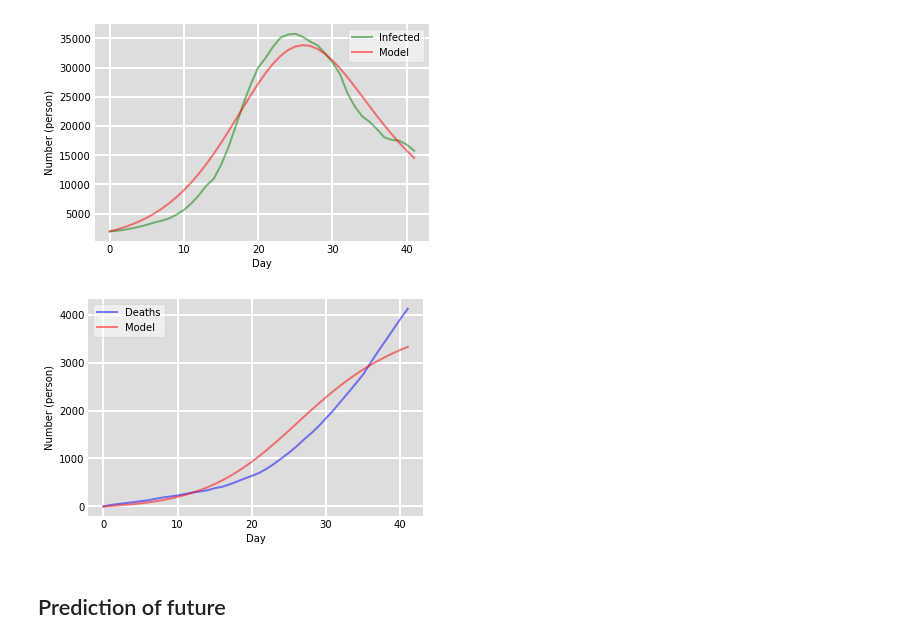
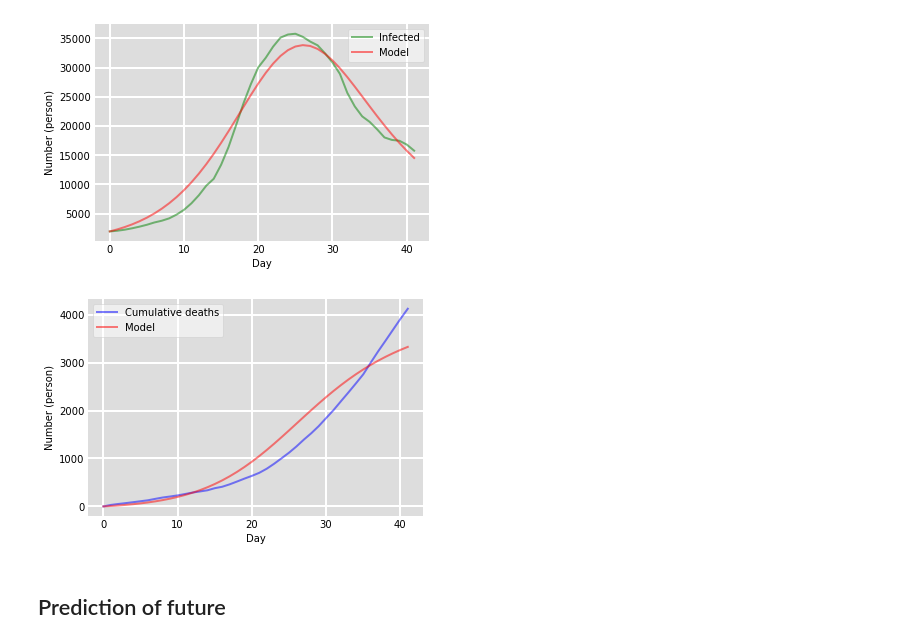
Before and after one commit to SaShafei/Covid, a Jupyter notebook: 4. SIR/Omicron.ipynb, the cells around one changed output. Drawn from its saved outputs; the diff is of its cells as text; code cells hidden in the pictures.

```diff
--- a/4. SIR/Omicron.ipynb
+++ b/4. SIR/Omicron.ipynb
@@ -218,20 +218,20 @@ plt.show()
 # %%
 fig = plt.figure(facecolor='w')
 ax = fig.add_subplot(111, facecolor='#dddddd', axisbelow=True)
-ax.plot(days, xtd, 'b', alpha=0.5, lw=2, label='Deaths')
+ax.plot(days, xtd, 'b', alpha=0.5, lw=2, label='Cumulative deaths')
 ax.plot(days, D, 'r', alpha=0.5, lw=2, label='Model')
 ax.set_ylabel('Number (person)')
 ax.set_xlabel('Day')
 ax.yaxis.set_tick_params(length=0)
 ax.xaxis.set_tick_params(length=0)
 ax.grid(b=True, which='major', c='w', lw=2, ls='-')
 legend = ax.legend()
 legend.get_frame().set_alpha(0.5)
 for spine in ('top', 'right', 'bottom', 'left'):
     ax.spines[spine].set_visible(False)
 plt.show()
 # %% [output]
-[figure, old version]
+[figure, new version]
 # %% [markdown]
 ## Prediction of future
 # %%
```
Also changed, not shown: 5 other files.
